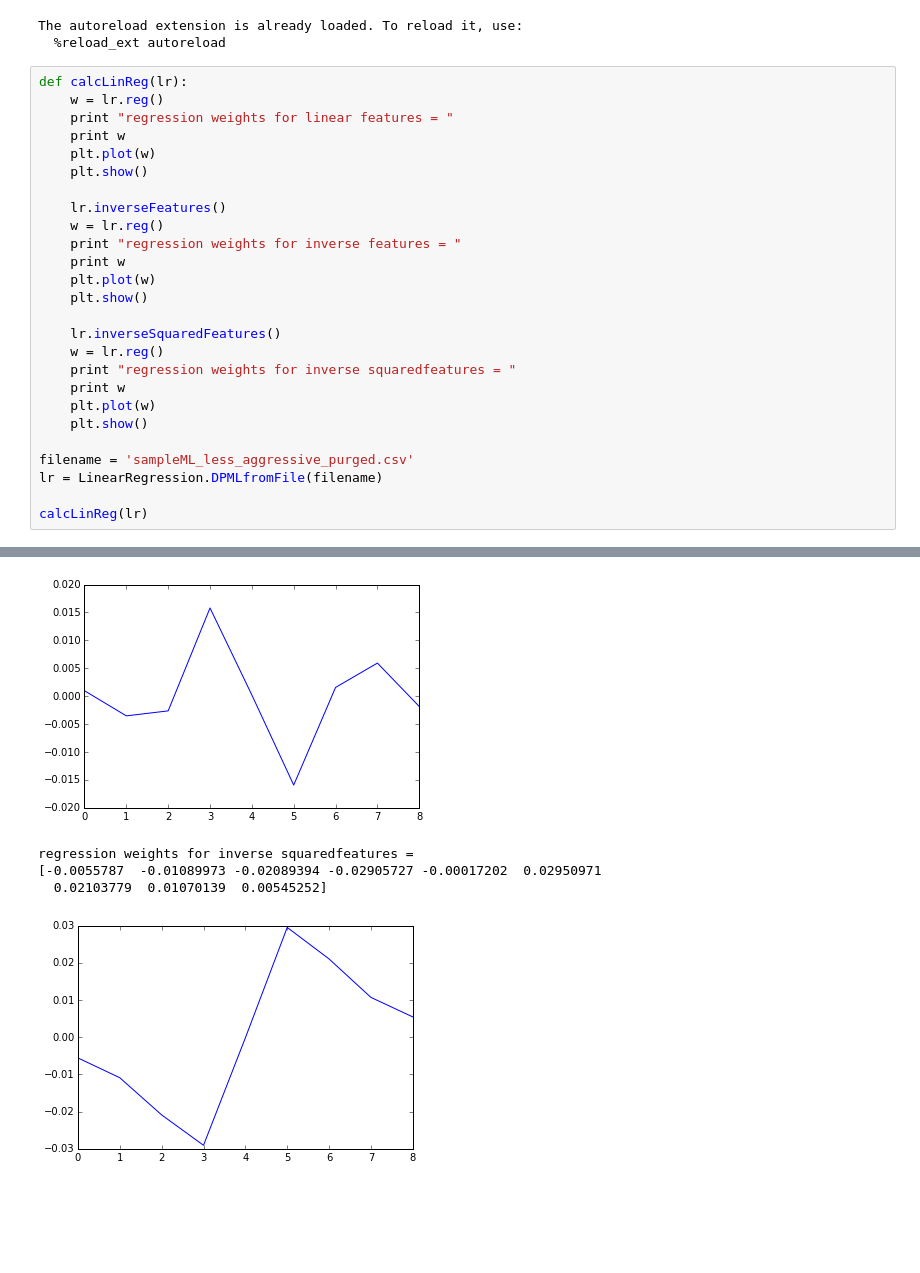
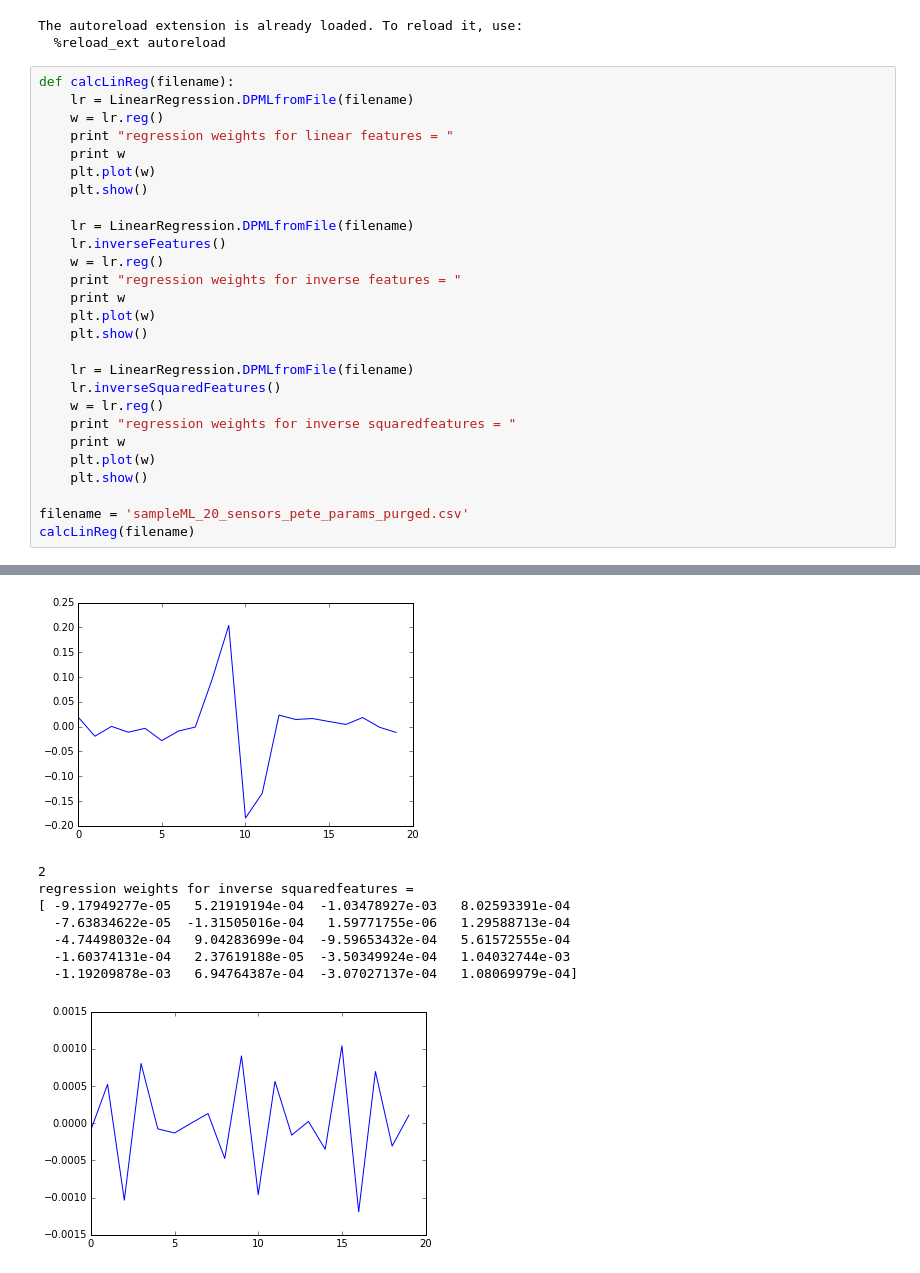
Before and after one commit to peteflorence/DPML, a Jupyter notebook: DPML_LinearRegression.ipynb, the cells around one changed output, grey strips where cells are left out. Saved outputs shown, nothing was run; the diff lists cells and outputs as text; blank space fills up the shorter version.

```diff
--- a/DPML_LinearRegression.ipynb
+++ b/DPML_LinearRegression.ipynb
@@ -15,13 +15,15 @@ from gradient_descent import GradientDescent, quad, quadGrad
 The autoreload extension is already loaded. To reload it, use:
   %reload_ext autoreload
 # %%
-def calcLinReg(lr):
+def calcLinReg(filename):
+    lr = LinearRegression.DPMLfromFile(filename)
     w = lr.reg()
     print "regression weights for linear features = "
     print w
     plt.plot(w)
     plt.show()
 
+    lr = LinearRegression.DPMLfromFile(filename)
     lr.inverseFeatures()
     w = lr.reg()
     print "regression weights for inverse features = "
@@ -29,6 +31,7 @@ def calcLinReg(lr):
     plt.plot(w)
     plt.show()
 
+    lr = LinearRegression.DPMLfromFile(filename)
     lr.inverseSquaredFeatures()
     w = lr.reg()
     print "regression weights for inverse squaredfeatures = "
@@ -36,10 +39,8 @@ def calcLinReg(lr):
     plt.plot(w)
     plt.show()
 
-filename = 'sampleML_less_aggressive_purged.csv'
-lr = LinearRegression.DPMLfromFile(filename)
-
-calcLinReg(lr)
+filename = 'sampleML_20_sensors_pete_params_purged.csv'
+calcLinReg(filename)
 # %% [output]
 2
 regression weights for linear features =
@@ -52,5 +58,9 @@ regression weights for inverse features =
-[figure, old version]
+[figure, new version]
+2
 regression weights for inverse squaredfeatures =
-[-0.0055787  -0.01089973 -0.02089394 -0.02905727 -0.00017202  0.02950971
-  0.02103779  0.01070139  0.00545252]
+[ -9.17949277e-05   5.21919194e-04  -1.03478927e-03   8.02593391e-04
+  -7.63834622e-05  -1.31505016e-04   1.59771755e-06   1.29588713e-04
+  -4.74498032e-04   9.04283699e-04  -9.59653432e-04   5.61572555e-04
+  -1.60374131e-04   2.37619188e-05  -3.50349924e-04   1.04032744e-03
+  -1.19209878e-03   6.94764387e-04  -3.07027137e-04   1.08069979e-04]
-[figure, old version]
+[figure, new version]
```
Also changed, not shown: parts of 1 cell of this notebook, 7 other files.
